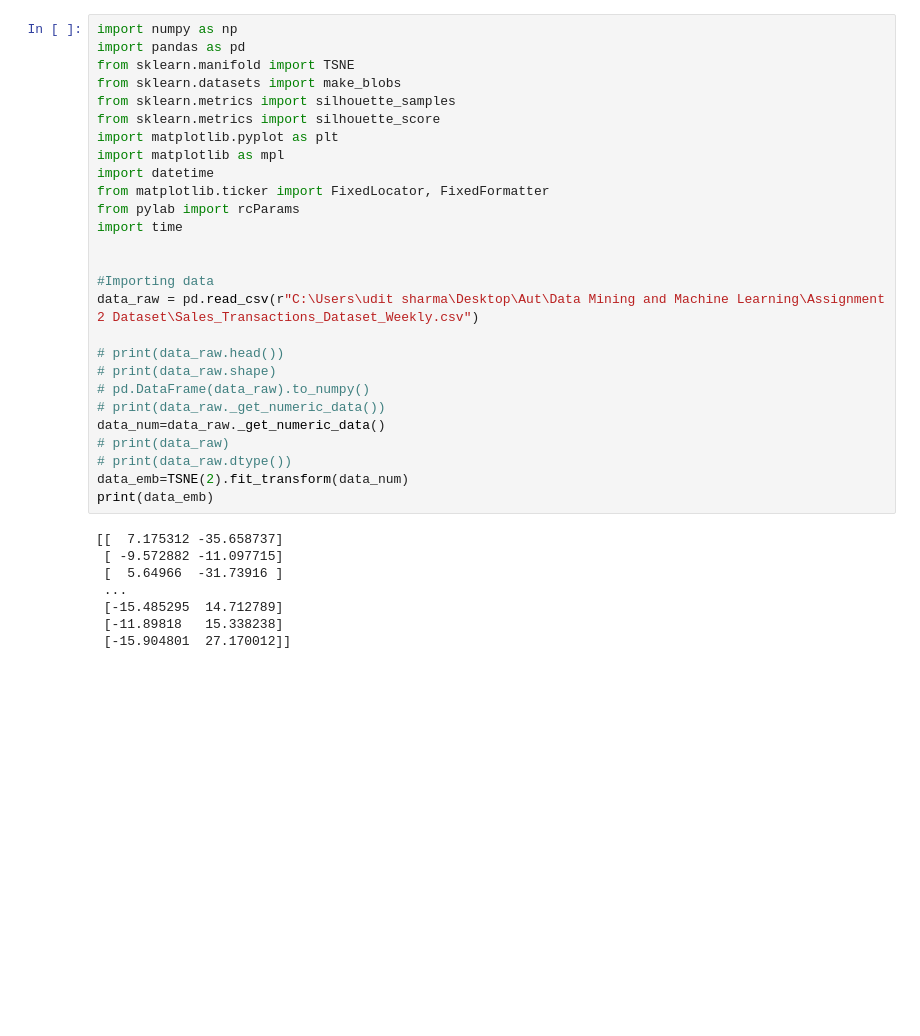
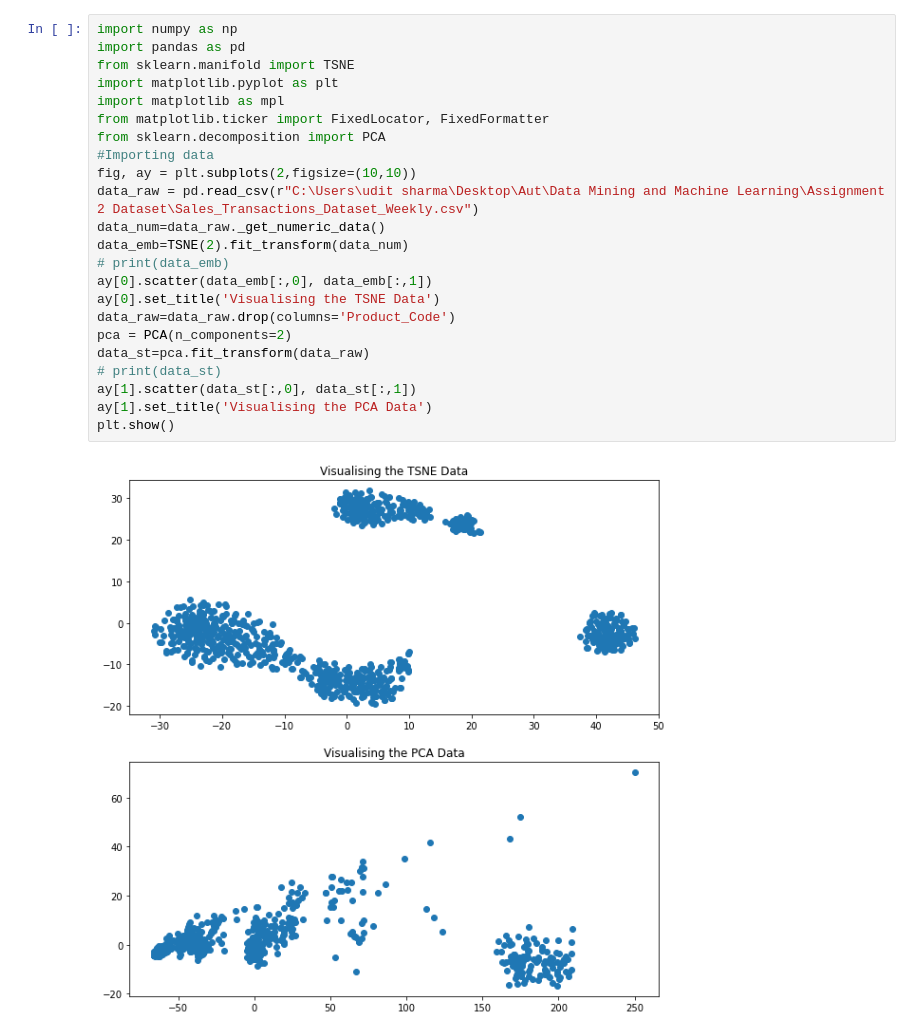
Before and after one commit to uditsharma16/Jupyter-Python-MachineLearning, a Jupyter notebook: Task 3-sale and transactions.ipynb, the cells around one changed output. Drawn from its saved outputs; the diff is of its cells as text; blank space fills up the shorter version.

Commit message:
Using t-SNE and PCA for data visualization

```diff
--- a/Task 3-sale and transactions.ipynb
+++ b/Task 3-sale and transactions.ipynb
@@ -1,35 +1,25 @@
 # %%
 import numpy as np
 import pandas as pd
 from sklearn.manifold import TSNE
-from sklearn.datasets import make_blobs
-from sklearn.metrics import silhouette_samples
-from sklearn.metrics import silhouette_score
 import matplotlib.pyplot as plt
 import matplotlib as mpl
-import datetime
 from matplotlib.ticker import FixedLocator, FixedFormatter
-from pylab import rcParams
-import time
-
-
+from sklearn.decomposition import PCA
 #Importing data
+fig, ay = plt.subplots(2,figsize=(10,10))
 data_raw = pd.read_csv(r"C:\Users\udit sharma\Desktop\Aut\Data Mining and Machine Learning\Assignment 2 Dataset\Sales_Transactions_Dataset_Weekly.csv")
-
-# print(data_raw.head())
-# print(data_raw.shape)
-# pd.DataFrame(data_raw).to_numpy()
-# print(data_raw._get_numeric_data())
 data_num=data_raw._get_numeric_data()
-# print(data_raw)
-# print(data_raw.dtype())
 data_emb=TSNE(2).fit_transform(data_num)
-print(data_emb)
+# print(data_emb)
+ay[0].scatter(data_emb[:,0], data_emb[:,1])
+ay[0].set_title('Visualising the TSNE Data')
+data_raw=data_raw.drop(columns='Product_Code')
+pca = PCA(n_components=2)
+data_st=pca.fit_transform(data_raw)
+# print(data_st)
+ay[1].scatter(data_st[:,0], data_st[:,1])
+ay[1].set_title('Visualising the PCA Data')
+plt.show()
 # %% [output]
-[[  7.175312 -35.658737]
- [ -9.572882 -11.097715]
- [  5.64966  -31.73916 ]
- ...
- [-15.485295  14.712789]
- [-11.89818   15.338238]
- [-15.904801  27.170012]]
+[figure, added]
```
